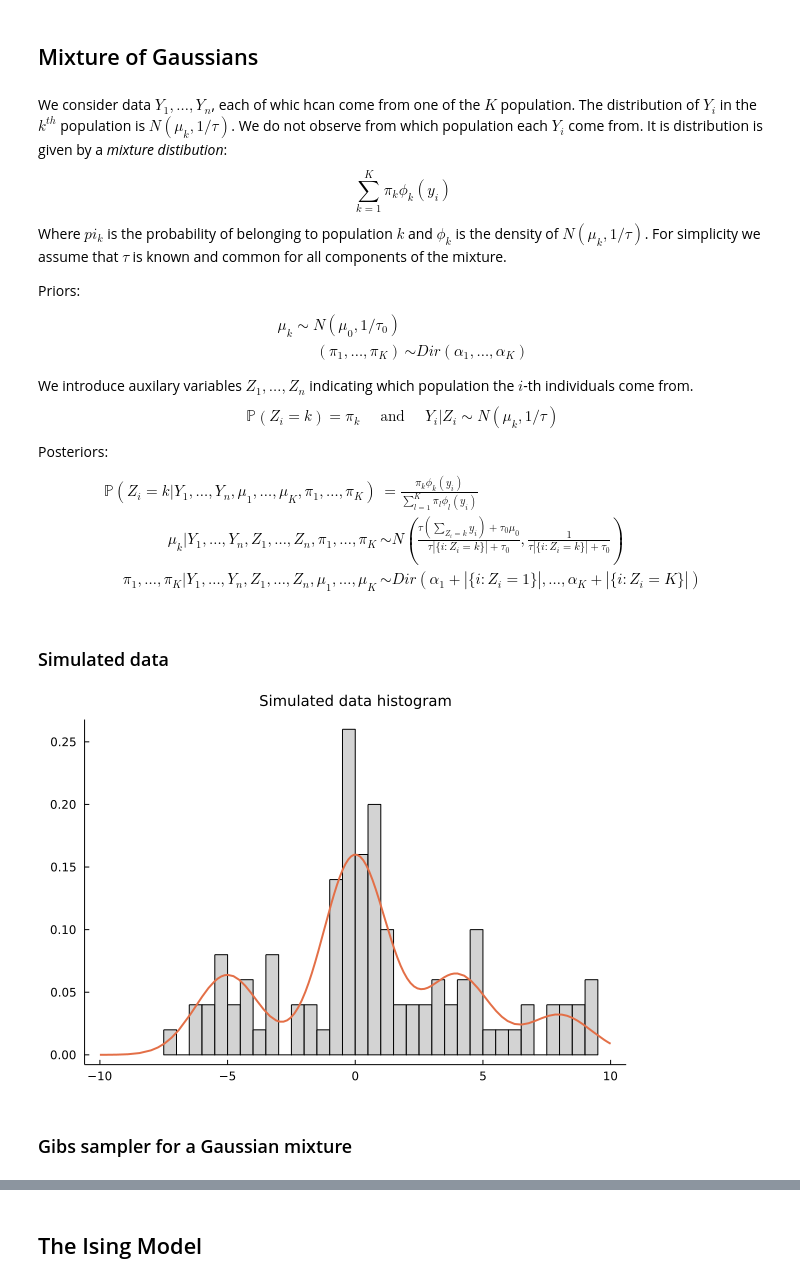
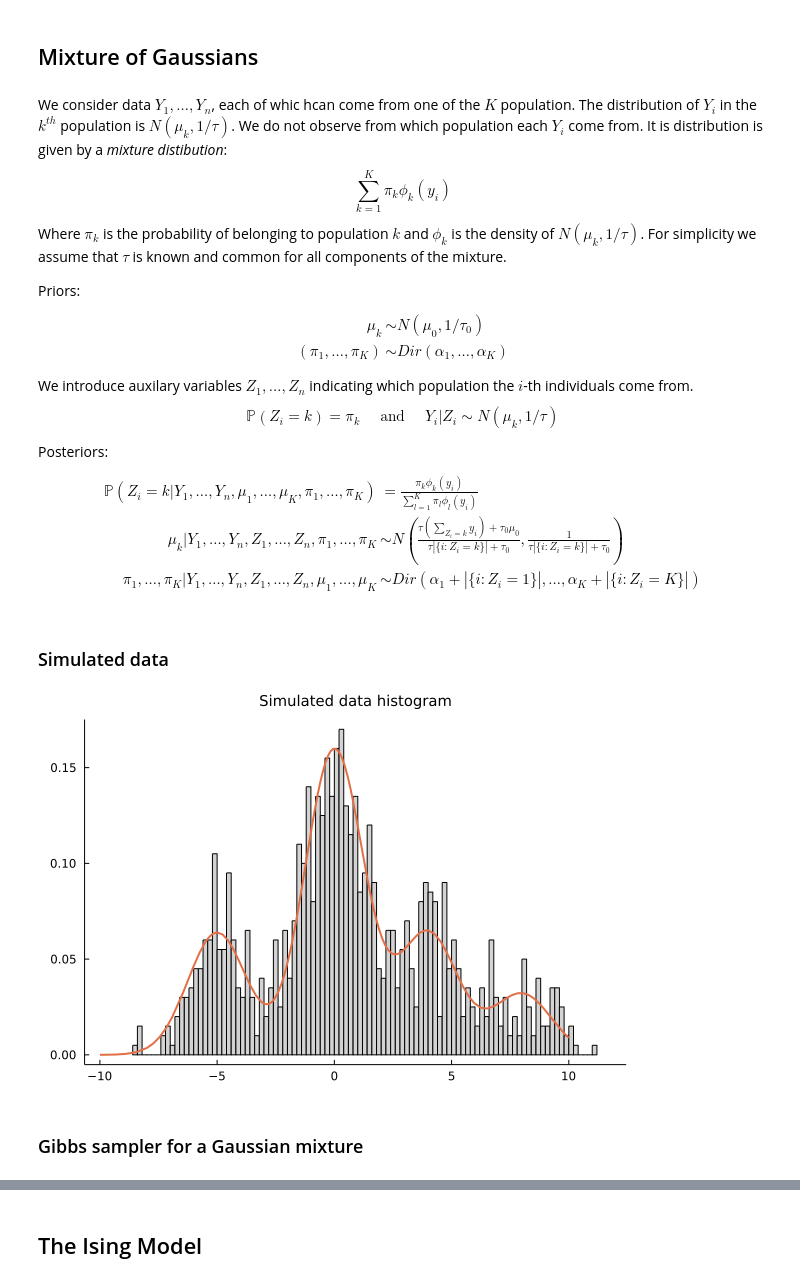
Before and after one commit to Kaasiak/MonteCarloCasino, a Jupyter notebook: 05-data-augmentation.ipynb, the cells around one changed output, grey strips where cells are left out. Drawn from its saved outputs; the diff is of its cells as text; code cells hidden in the pictures.

```diff
--- a/05-data-augmentation.ipynb
+++ b/05-data-augmentation.ipynb
@@ -10,12 +13,12 @@ default(fillcolor=:lightgrey, markercolor=:black, markersize=2,
 # %% [markdown]
 We consider data $Y_1, \ldots, Y_n$, each of whic hcan come from one of the $K$ population. The distribution of $Y_i$ in the $k^{th}$ population is $N(\mu_k, 1/{\tau})$. We do not observe from which population each $Y_i$ come from. It is distribution is given by a *mixture distibution*:
 $$\sum_{k = 1}^{K}\pi_k\phi_k(y_i)$$
-Where $pi_k$ is the probability of belonging to population $k$ and $\phi_k$ is the density of $N(\mu_k, 1/ {\tau})$. For simplicity we assume that $\tau$ is known and common for all components of the mixture.
+Where $\pi_k$ is the probability of belonging to population $k$ and $\phi_k$ is the density of $N(\mu_k, 1/ {\tau})$. For simplicity we assume that $\tau$ is known and common for all components of the mixture.
 
 Priors:
 $$
 \begin{aligned}
-\mu_k \sim N(\mu_0, 1/\tau_0) \\
+\mu_k &\sim N(\mu_0, 1/\tau_0) \\
 (\pi_1, \ldots, \pi_K) &\sim Dir(\alpha_1, \ldots, \alpha_K)
 \end{aligned}
 $$
@@ -40,34 +43,34 @@ $$
 # %%
 # parameters
 μ = [-5, 0, 4, 8]
 τ = 0.8
 π = [0.2, 0.5, 0.2, 0.1]
 K = length(π)
-N = 100
+N = 1000
 
 # data simulation
 Y = zeros(0)
 for i in range(1, K)
     append!(Y, rand(Normal(μ[i], 1/τ), Int(N * π[i])))
 end;
 
 # plot the histogram and the pdf
 function f(x, π, μ, τ)
     y = 0
     K = length(π)
     for i in range(1, K)
         y += π[i] * pdf(Normal(μ[i], 1/τ), x)
     end
     y
 end
 
 g(x) = f(x, π, μ, τ)
-histogram(Y, bins=50, normed=true, title="Simulated data histogram")
+histogram(Y, bins=100, normed=true, title="Simulated data histogram")
 plot!(g, -10, 10, width=2)
 # %% [output]
-[figure, old version]
+[figure, new version]
 # %% [markdown]
-### Gibs sampler for a Gaussian mixture
+### Gibbs sampler for a Gaussian mixture
 # %%
 function draw_Z(y; μ, π, τ)
     K = length(π)
```
Also changed, not shown: parts of 10 cells of this notebook.
